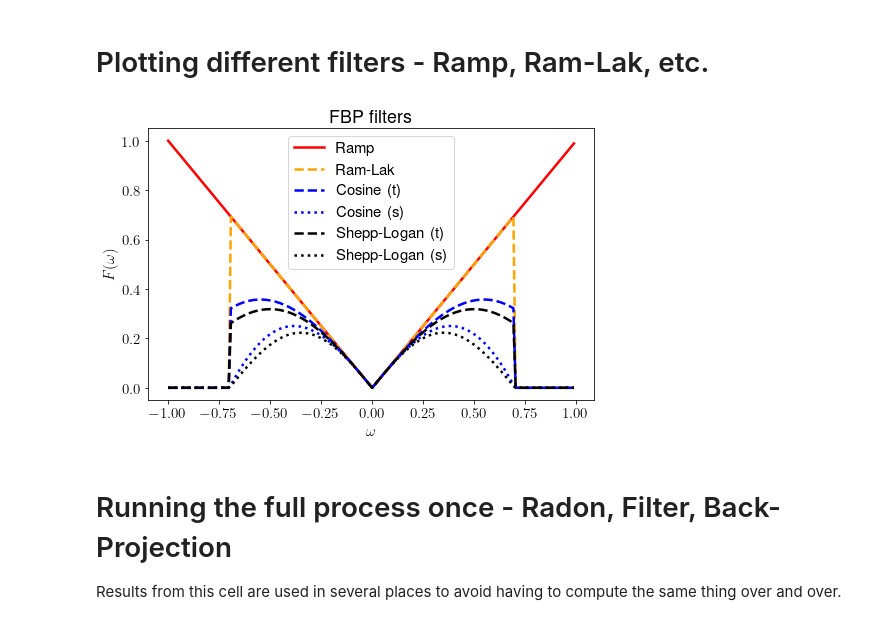
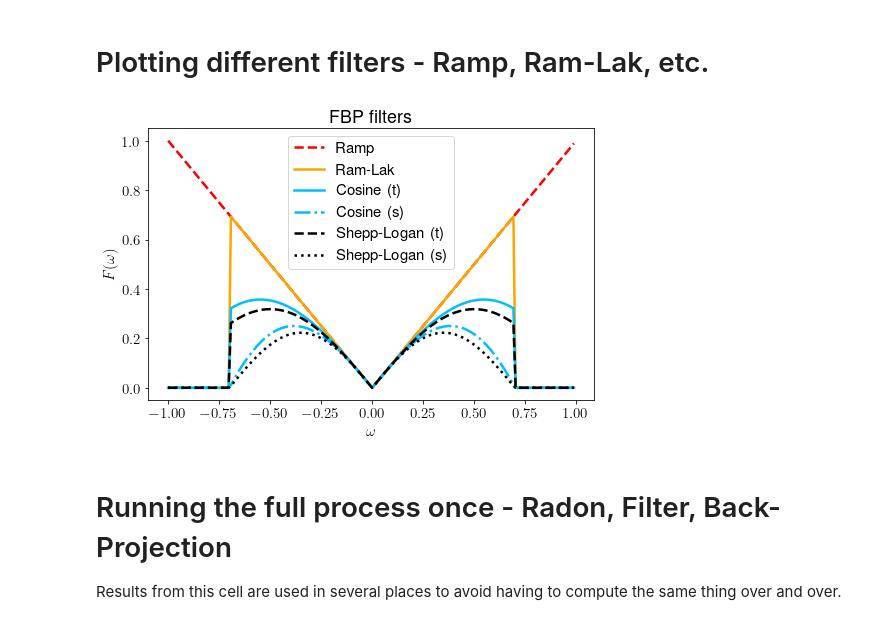
Before and after one commit to FromTheMountain/bachelorproject-code, a Jupyter notebook: Filtering noise sinograms.ipynb, the cells around one changed output. Cells and saved outputs as stored; diff of their text form; code cells hidden in the pictures.

```diff
--- a/Filtering noise sinograms.ipynb
+++ b/Filtering noise sinograms.ipynb
@@ -136,27 +163,27 @@ def G_shepp_logan_s(w, eps):
 # %%
 plt.figure(figsize=(8, 5))
 
 plt.rcParams.update({"text.usetex": True, "font.size": 15})
 
 ws = np.fft.fftshift(2 * np.fft.fftfreq(sinogram.shape[0]))
 eps = 0.7
 
 filter_list = [G_ramp, G_ram_lak, G_cosine_t, G_cosine_s, G_shepp_logan_t, G_shepp_logan_s]
 name_list = ['Ramp', 'Ram-Lak', 'Cosine (t)', 'Cosine (s)', 'Shepp-Logan (t)', 'Shepp-Logan (s)']
-color_list = ['red', 'orange', 'blue', 'blue', 'black', 'black']
-style_list = ['solid', 'dashed', 'dashed', 'dotted', 'dashed', 'dotted']
+color_list = ['red', 'orange', 'deepskyblue', 'deepskyblue', 'black', 'black']
+style_list = ['dashed', 'solid', 'solid', 'dashdot', 'dashed', 'dotted']
 
 for G, name, color, style in zip(filter_list, name_list, color_list, style_list):
     fs = G(ws, eps)
     plt.plot(ws, fs, label=name, c=color, ls=style, lw=2.5)
 
 plt.legend()
 plt.title('FBP filters')
 plt.xlabel('$\omega$')
 plt.ylabel('$F(\omega)$')
 plt.savefig('low-pass-filters.png')
 # %% [output]
-[figure, old version]
+[figure, new version]
 # %% [markdown]
 # Running the full process once - Radon, Filter, Back-Projection
 Results from this cell are used in several places to avoid having to compute the same thing over and over.
```
Also changed, not shown: parts of 30 cells of this notebook, 1 other file.
